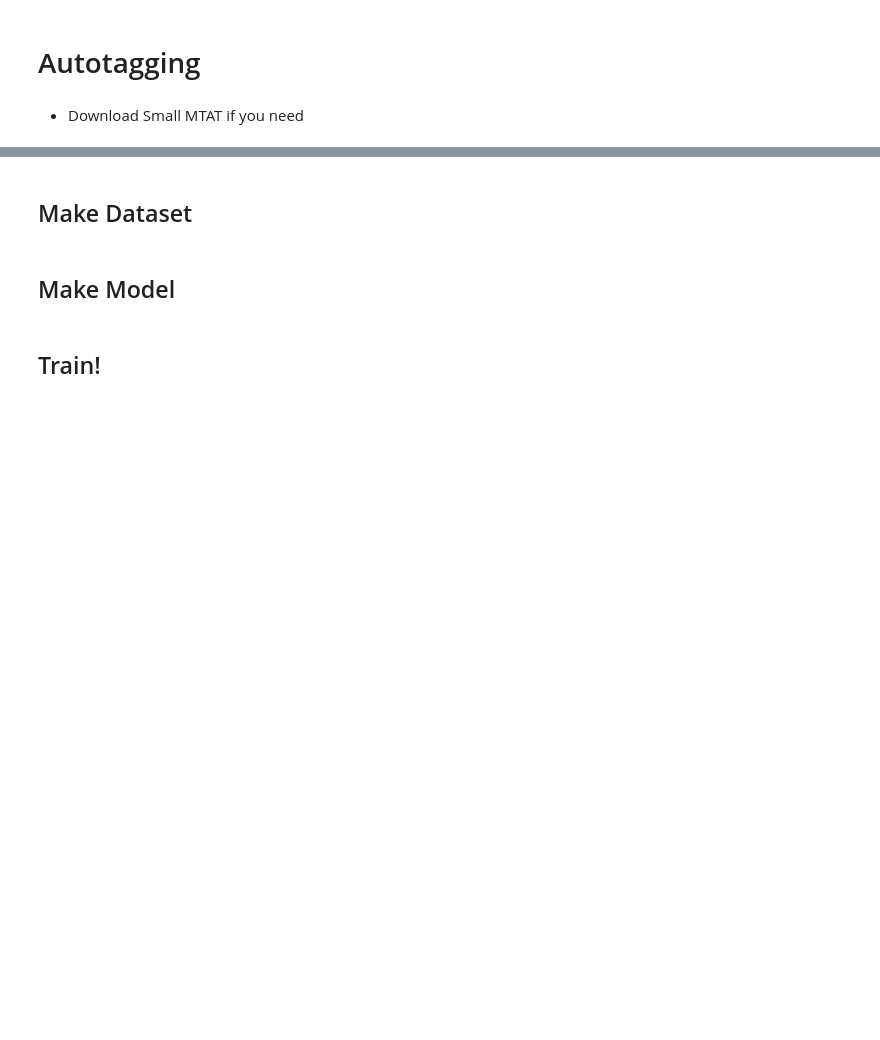
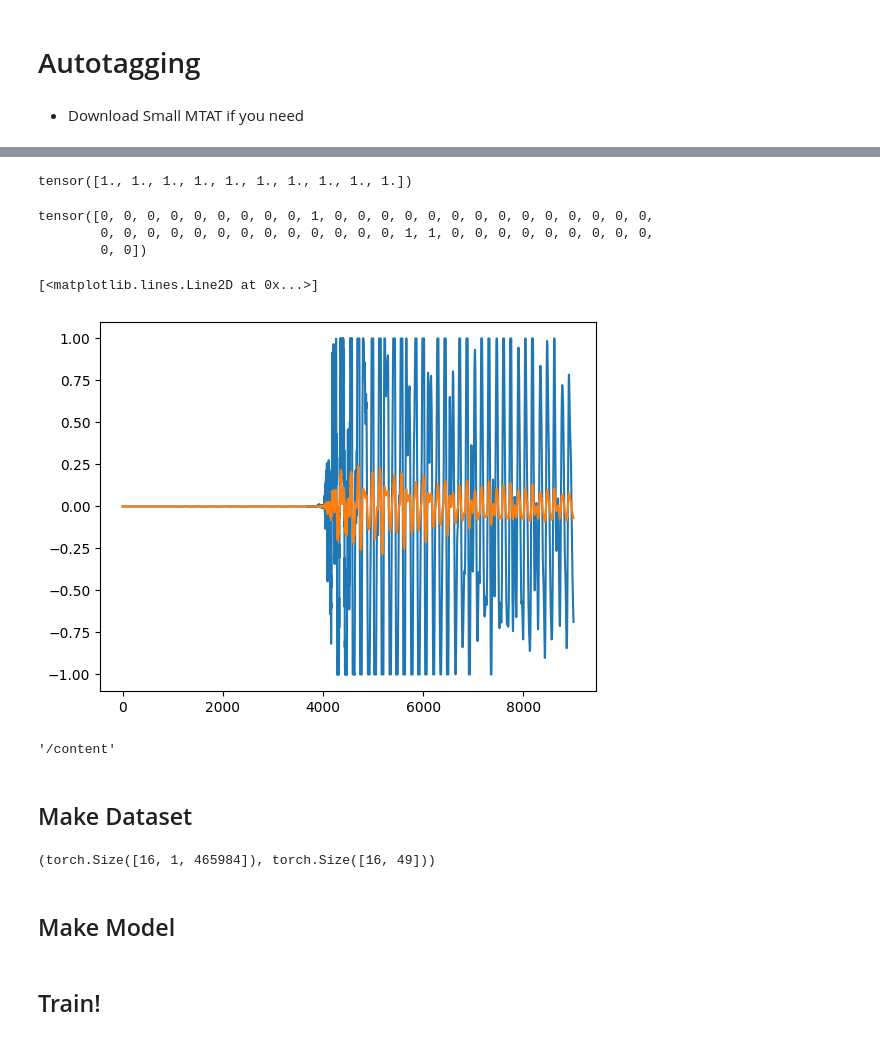
Before and after one commit to jdasam/ant5015-2023, a Jupyter notebook: notebooks/4th_week-auto_tagging.ipynb, the cells around one changed output, grey strips where cells are left out. Saved outputs shown, nothing was run; the diff lists cells and outputs as text; code cells hidden in the pictures; blank space fills up the shorter version.

```diff
--- a/notebooks/4th_week-auto_tagging.ipynb
+++ b/notebooks/4th_week-auto_tagging.ipynb
@@ -45,0 +98,21 @@ dataset= MTATDataset(data_dir)
+# %%
+csv_path = data_dir / "meta.csv"
+df = pd.read_csv(csv_path)
+len(df)
+sub_dir_ids = ['0', '1', '2', '3', '4', '5', '6', '7', '8', '9', 'a', 'b', 'c']
+
+is_in_set = [True if x[0] in sub_dir_ids else False for x in df['mp3_path'].values.astype('str')]
+# %%
+torch.ones(10, dtype=torch.float) * torch.ones(10, dtype=torch.bool)
+# %% [output]
+tensor([1., 1., 1., 1., 1., 1., 1., 1., 1., 1.])
+# %%
+label_tensor = torch.tensor(df.values[:, 2:-1].astype(bool), dtype=torch.long)
+label_tensor[2]
+# %% [output]
+tensor([0, 0, 0, 0, 0, 0, 0, 0, 0, 1, 0, 0, 0, 0, 0, 0, 0, 0, 0, 0, 0, 0, 0, 0,
+        0, 0, 0, 0, 0, 0, 0, 0, 0, 0, 0, 0, 0, 1, 1, 0, 0, 0, 0, 0, 0, 0, 0, 0,
+        0, 0])
+# %%
+mp3_path = data_dir / df.iloc[2]['mp3_path']
+y, sr = torchaudio.load(mp3_path)
@@ -46,2 +123,14 @@ dataset= MTATDataset(data_dir)
+# %%
+y_clipped, sr = torchaudio.load('test.wav')
+# %%
+plt.plot(y_clipped[0, 1000:10000])
+plt.plot(y[0, 1000:10000])
+# %% [output]
+[<matplotlib.lines.Line2D at 0x...>]
+[figure, added]
+# %%
+pwd
+# %% [output]
+'/content'
 # %% [markdown]
 ## Make Dataset
@@ -48,3 +141,8 @@ dataset= MTATDataset(data_dir)
+# %%
+audio, label = batch
+audio.shape, label.shape
+# %% [output]
+(torch.Size([16, 1, 465984]), torch.Size([16, 49]))
 # %% [markdown]
 ## Make Model
 # %% [markdown]
```
Also changed, not shown: parts of 8 cells of this notebook.
